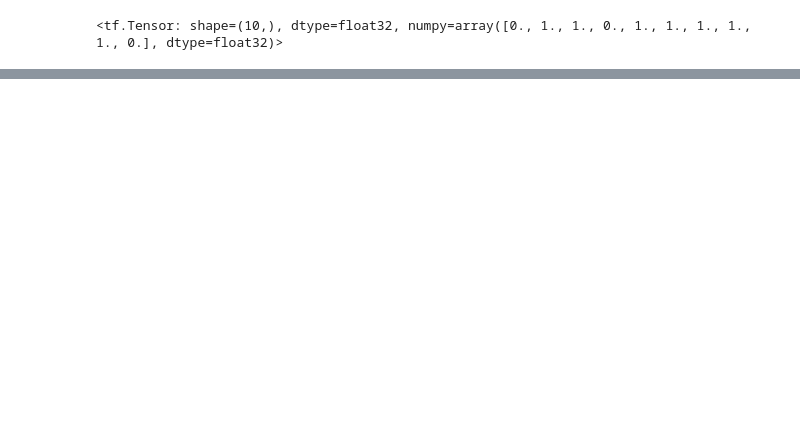
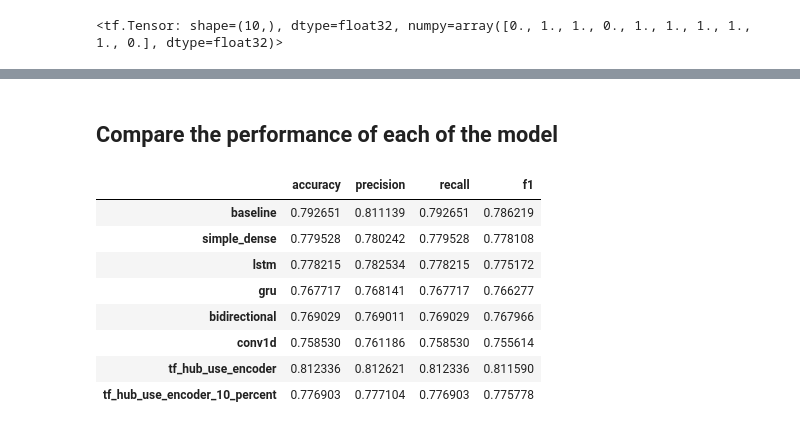
Before and after one commit to subodh2708/deep-learning---tensorflow-2.0, a Jupyter notebook: 08_NLP_in_tensorflow.ipynb, the cells around one changed output, grey strips where cells are left out. Cells and saved outputs as stored; diff of their text form; code cells hidden in the pictures; blank space fills up the shorter version.

```diff
--- a/08_NLP_in_tensorflow.ipynb
+++ b/08_NLP_in_tensorflow.ipynb
@@ -931,0 +932,24 @@ model_6_results
+# %% [markdown]
+## Compare the performance of each of the model
+# %%
+all_model_results = pd.DataFrame({'baseline':baseline_results,
+                                  "simple_dense": model_1_results,
+                                  'lstm':model_2_results,
+                                  'gru':model_3_results,
+                                  'bidirectional':model_4_results,
+                                  'conv1d':model_5_results,
+                                  'tf_hub_use_encoder':model_6_results,
+                                  'tf_hub_use_encoder_10_percent':model_7_results})
+
+all_model_results= all_model_results.T
+all_model_results
+# %% [output]
+|  | accuracy | precision | recall | f1 |
+| baseline | 0.792651 | 0.811139 | 0.792651 | 0.786219 |
+| simple_dense | 0.779528 | 0.780242 | 0.779528 | 0.778108 |
+| lstm | 0.778215 | 0.782534 | 0.778215 | 0.775172 |
+| gru | 0.767717 | 0.768141 | 0.767717 | 0.766277 |
+| bidirectional | 0.769029 | 0.769011 | 0.769029 | 0.767966 |
+| conv1d | 0.758530 | 0.761186 | 0.758530 | 0.755614 |
+| tf_hub_use_encoder | 0.812336 | 0.812621 | 0.812336 | 0.811590 |
+| tf_hub_use_encoder_10_percent | 0.776903 | 0.777104 | 0.776903 | 0.775778 |
```
Also changed, not shown: parts of 32 cells of this notebook.
